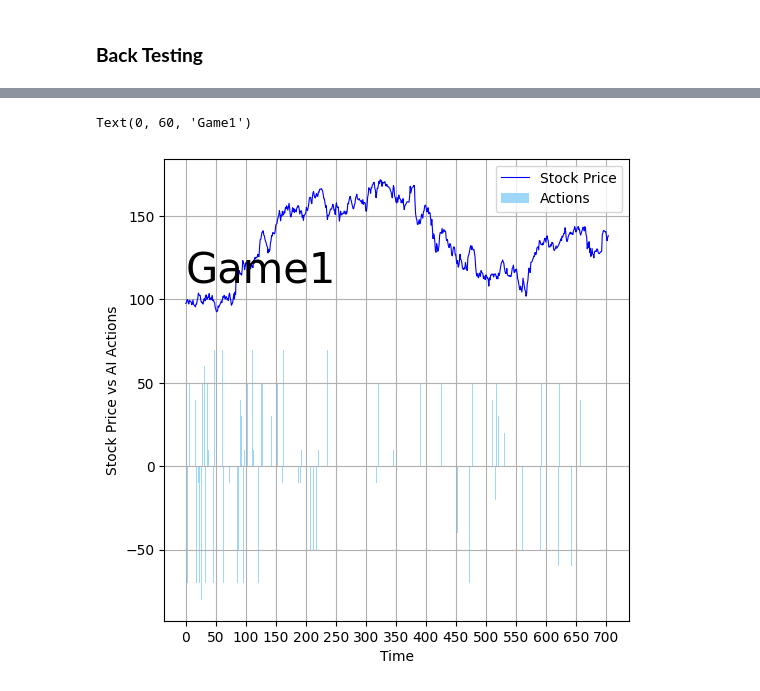
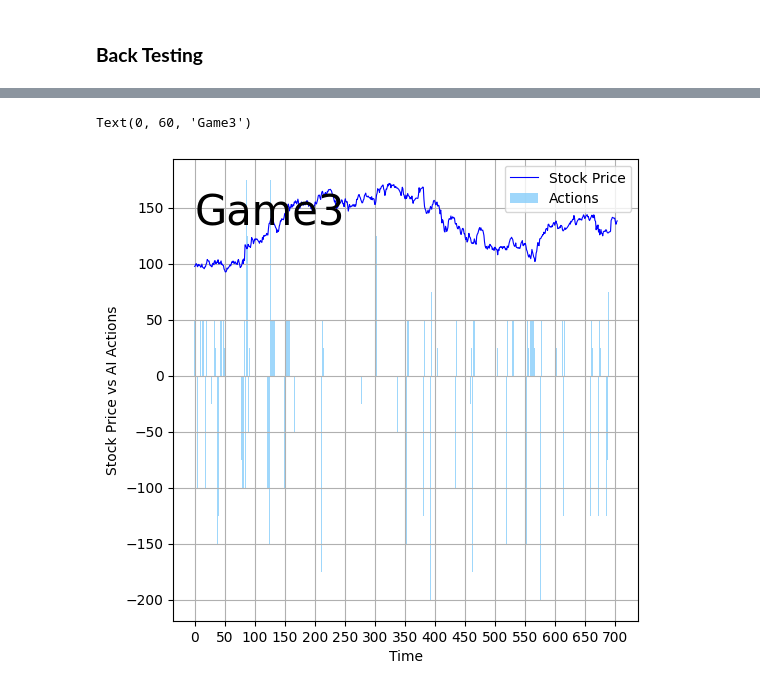
Before and after one commit to jiuyuanx/Auto-Stock-Trading-Agent-with-Transformer-and-Deep-Q-Learning, a Jupyter notebook: DQNTrading/CNN+BiLSTM+DDQN_JPMorgan_TradingSignals.ipynb, the cells around one changed output, grey strips where cells are left out. Saved outputs shown, nothing was run; the diff lists cells and outputs as text; code cells hidden in the pictures.

```diff
--- a/DQNTrading/CNN+BiLSTM+DDQN_JPMorgan_TradingSignals.ipynb
+++ b/DQNTrading/CNN+BiLSTM+DDQN_JPMorgan_TradingSignals.ipynb
@@ -287,7 +287,7 @@ array([61.763775, 61.804462, 61.772667, 61.644955, 61.707977, 61.61629 ,
 ### **Create Trading Game**
 # %%
 TRANSACTION=0.0001
-CONTEXT=15
+CONTEXT=10
 LOOK_FORWARD=3
 class Game:  # Create tradin game step day by day through the stock, look at a window of prices, and try to make actions at each timestep
     def __init__(self, w=CONTEXT, stock=stock_train, stock_price=stock_price_train,
@@ -377,11 +377,11 @@ class Game:  # Create tradin game step day by day through the stock, look at a w
 
         reward= (self.money + self.today_price*self.positions ) - self.yesterday_property            -  abs(action)*TRANSACTION
         reward += 1*(self.window_pred.mean()- self.window_pred[0]) * action
-        # reward = reward+ 20*(self.window_delta_pred.mean() - self.window_delta_past[-7:].mean()) * action
+        reward = reward+ 10*(self.window_delta_pred.mean() - self.window_delta_past[-3:].mean()) * action
         reward += 0.2*( -100*self.window_all[-1,11] ) * action #MACD
 
-        reward += 200.*( self.window_all[-1,9]> self.window_all[-1,10])* (action>0) * (self.window_all[-1,9]<30)*(self.window_all[-1,10]<30)
-        reward += 200.*( self.window_all[-1,9]< self.window_all[-1,10])* (action<0) * (self.window_all[-1,9]>70)*(self.window_all[-1,10]>70)
+        reward += 100.*( self.window_all[-1,9]> self.window_all[-1,10])* (action>0) * (self.window_all[-1,9]<30)*(self.window_all[-1,10]<30)
+        reward += 100.*( self.window_all[-1,9]< self.window_all[-1,10])* (action<0) * (self.window_all[-1,9]>70)*(self.window_all[-1,10]>70)
 
 #curriculum1: if future > today, and you buy today, then reward the agent, vice versa for sell
 #curriculum2: if future delta > past delta, buy today get reward
@@ -798,18 +798,18 @@ Game 5008 mean Reward 2823.23 Profit 42.74 Record: 62.61 eps 10
 # %%
 plt.figure(figsize=(6,6))
-game_i=1 #input this to see actions in game i
+game_i=3 #input this to see actions in game i
 game_length=stock_price_test.shape[0]-CONTEXT  #length of stock price
-plt.bar(x=np.arange(0,game_length), height=np.array(actions_test[game_length*game_i:game_length*(game_i+1)])/50, label='Actions', color='lightskyblue', alpha=0.8)
+plt.bar(x=np.arange(0,game_length), height=np.array(actions_test[game_length*game_i:game_length*(game_i+1)])/20, label='Actions', color='lightskyblue', alpha=0.8)
 #plot stock price
 plt.plot(stock_price_test, linewidth=0.8, color="blue", label='Stock Price')
 
 # plt.axhline(y = 0, color = 'r', linestyle = '-')
 plt.xticks(np.arange(0,stock_price_test.shape[0],50))
 plt.ylabel("Stock Price vs AI Actions")
 plt.xlabel("Time")
 plt.grid(True)
 plt.legend()
 plt.annotate("Game"+str(game_i),xy=(0,60), textcoords='offset points', fontsize=30)
 # %% [output]
-Text(0, 60, 'Game1')
+Text(0, 60, 'Game3')
-[figure, old version]
+[figure, new version]
```
Also changed, not shown: parts of 6 cells of this notebook, 1 other file.
